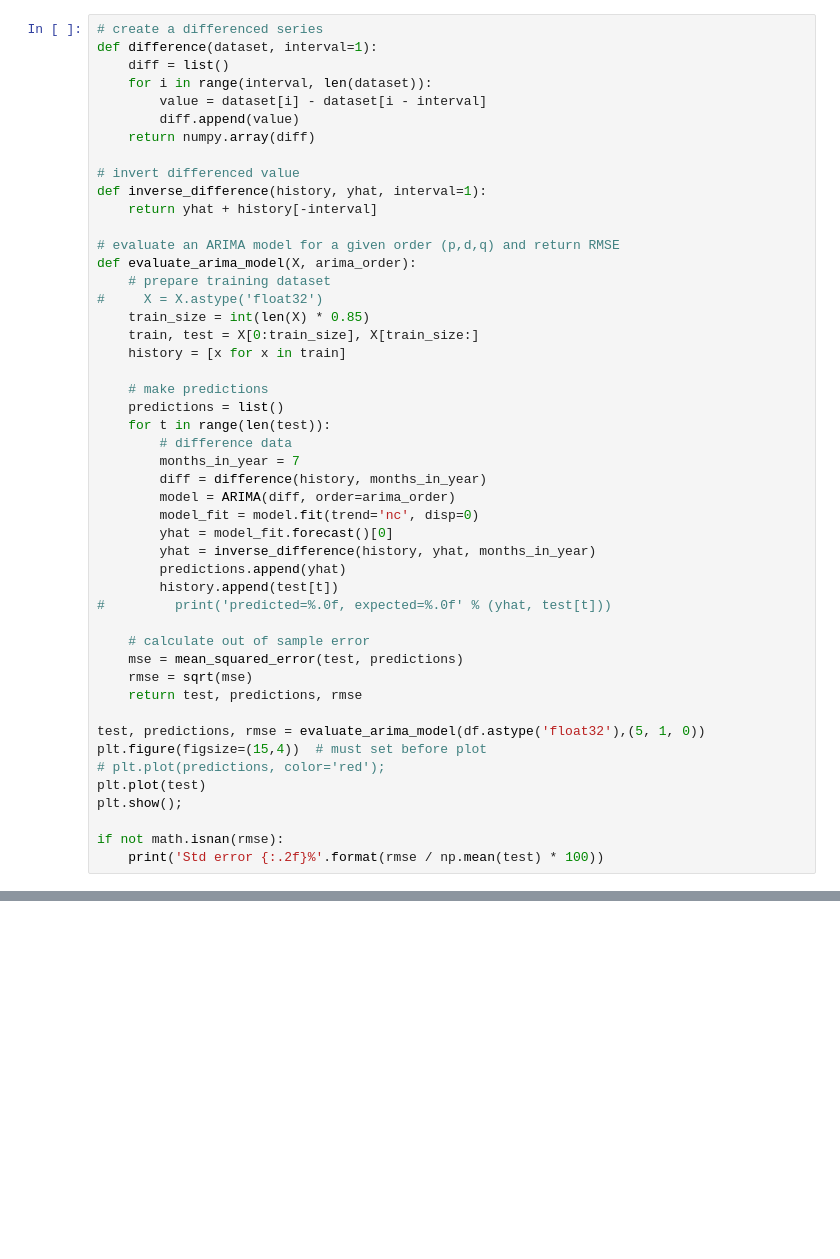
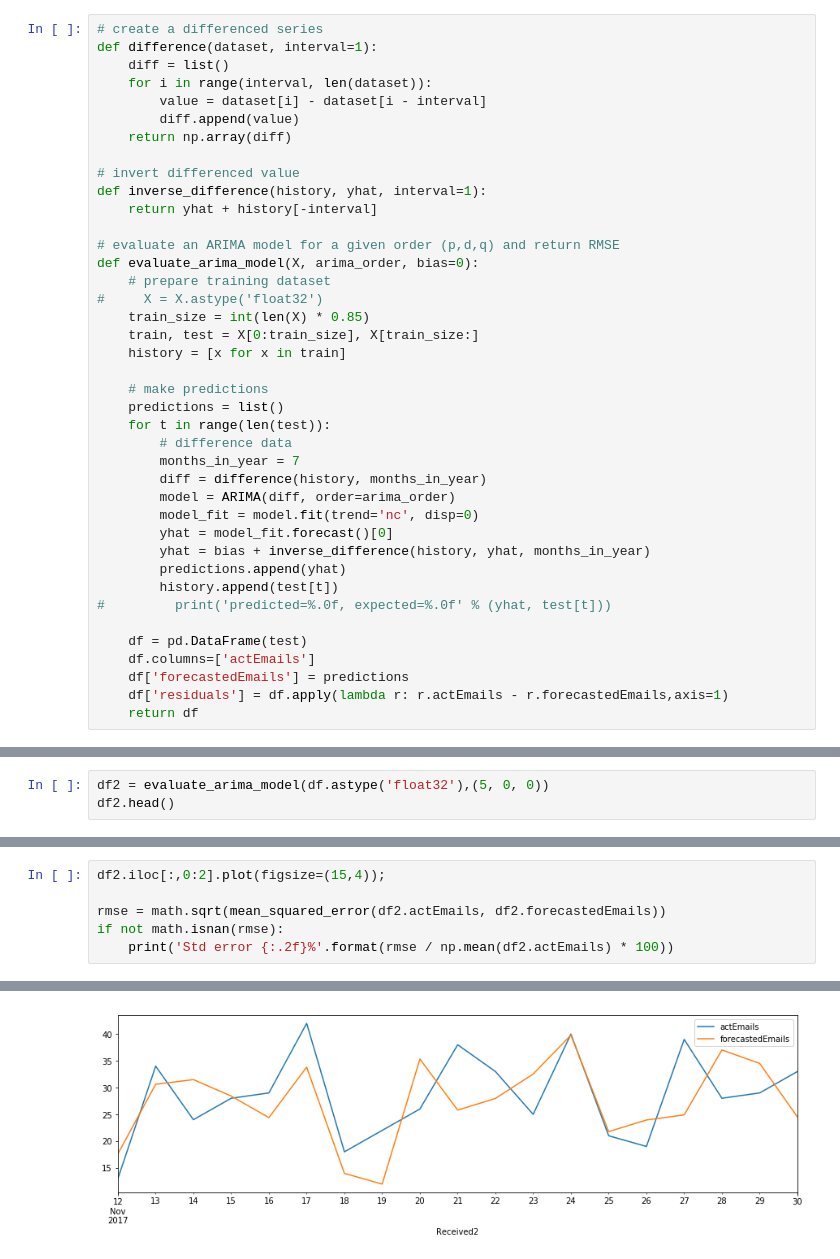
Before and after one commit to mondayn/py, a Jupyter notebook: arimaEmail.ipynb, the cells around one changed output, grey strips where cells are left out. Drawn from its saved outputs; the diff is of its cells as text; blank space fills up the shorter version.

```diff
--- a/arimaEmail.ipynb
+++ b/arimaEmail.ipynb
@@ -42,14 +44,14 @@ def difference(dataset, interval=1):
     for i in range(interval, len(dataset)):
         value = dataset[i] - dataset[i - interval]
         diff.append(value)
-    return numpy.array(diff)
+    return np.array(diff)
 
 # invert differenced value
 def inverse_difference(history, yhat, interval=1):
     return yhat + history[-interval]
 
 # evaluate an ARIMA model for a given order (p,d,q) and return RMSE
-def evaluate_arima_model(X, arima_order):
+def evaluate_arima_model(X, arima_order, bias=0):
     # prepare training dataset
 #     X = X.astype('float32')
     train_size = int(len(X) * 0.85)
@@ -65,21 +67,13 @@ def evaluate_arima_model(X, arima_order):
         model = ARIMA(diff, order=arima_order)
         model_fit = model.fit(trend='nc', disp=0)
         yhat = model_fit.forecast()[0]
-        yhat = inverse_difference(history, yhat, months_in_year)
+        yhat = bias + inverse_difference(history, yhat, months_in_year)
         predictions.append(yhat)
         history.append(test[t])
 #         print('predicted=%.0f, expected=%.0f' % (yhat, test[t]))
 
-    # calculate out of sample error
-    mse = mean_squared_error(test, predictions)
-    rmse = sqrt(mse)
-    return test, predictions, rmse
-
-test, predictions, rmse = evaluate_arima_model(df.astype('float32'),(5, 1, 0))
-plt.figure(figsize=(15,4))  # must set before plot
-# plt.plot(predictions, color='red');
-plt.plot(test)
-plt.show();
-
-if not math.isnan(rmse):
-    print('Std error {:.2f}%'.format(rmse / np.mean(test) * 100))
+    df = pd.DataFrame(test)
+    df.columns=['actEmails']
+    df['forecastedEmails'] = predictions
+    df['residuals'] = df.apply(lambda r: r.actEmails - r.forecastedEmails,axis=1)
+    return df
@@ -346,0 +114,3 @@ Wall time: 11min 27s
+# %%
+df2 = evaluate_arima_model(df.astype('float32'),(5, 0, 0))
+df2.head()
@@ -346,0 +125,7 @@ Wall time: 11min 27s
+# %%
+df2.iloc[:,0:2].plot(figsize=(15,4));
+
+rmse = math.sqrt(mean_squared_error(df2.actEmails, df2.forecastedEmails))
+if not math.isnan(rmse):
+    print('Std error {:.2f}%'.format(rmse / np.mean(df2.actEmails) * 100))
+# %% [output]
@@ -346,0 +134 @@ Wall time: 11min 27s
+[figure, added]
```
Also changed, not shown: parts of 18 cells of this notebook, 1 other file.
